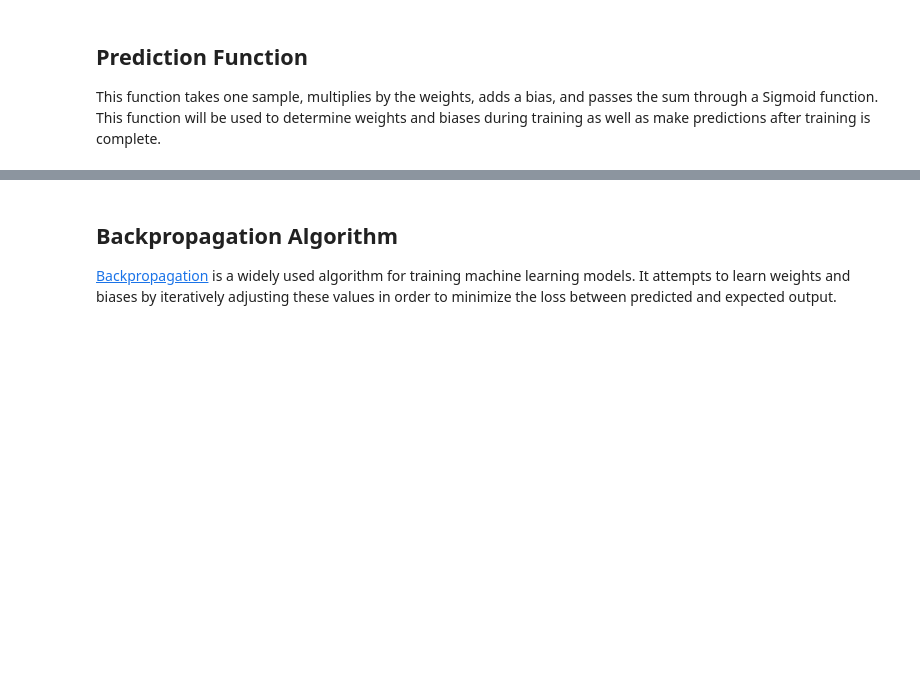
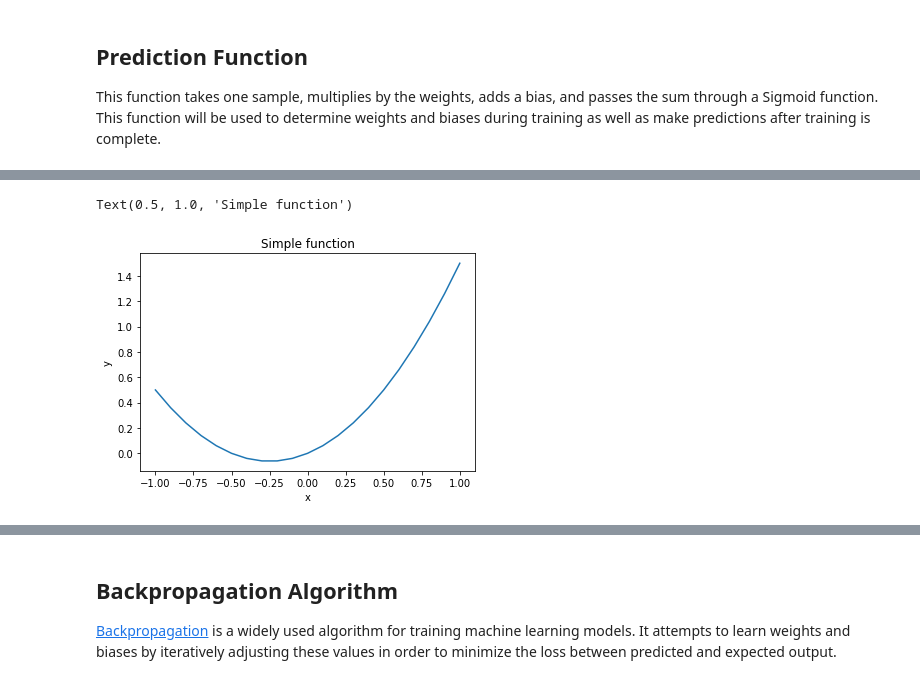
Before and after one commit to msiddalingaiah/MachineLearning, a Jupyter notebook: Regression/Iris_Classification.ipynb, the cells around one changed output, grey strips where cells are left out. Drawn from its saved outputs; the diff is of its cells as text; code cells hidden in the pictures; blank space fills up the shorter version.

```diff
--- a/Regression/Iris_Classification.ipynb
+++ b/Regression/Iris_Classification.ipynb
@@ -140,0 +178,13 @@ def loss(y_train, y_predicted):
+# %%
+def parabola(x):
+    return x**2 + x/2.0
+
+x = [i * 0.1 for i in range(-10, 11)]
+y = [parabola(xi) for xi in x]
+plt.plot(x, y)
+plt.xlabel('x')
+plt.ylabel('y')
+plt.title('Simple function')
+# %% [output]
+Text(0.5, 1.0, 'Simple function')
+[figure, added]
```
Also changed, not shown: parts of 9 cells of this notebook.
